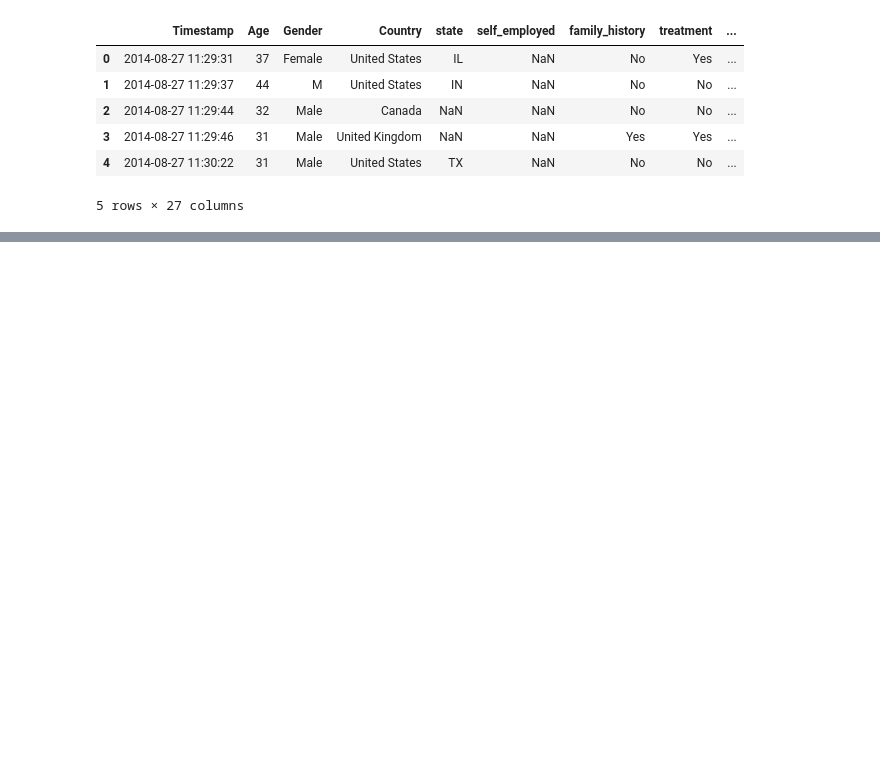
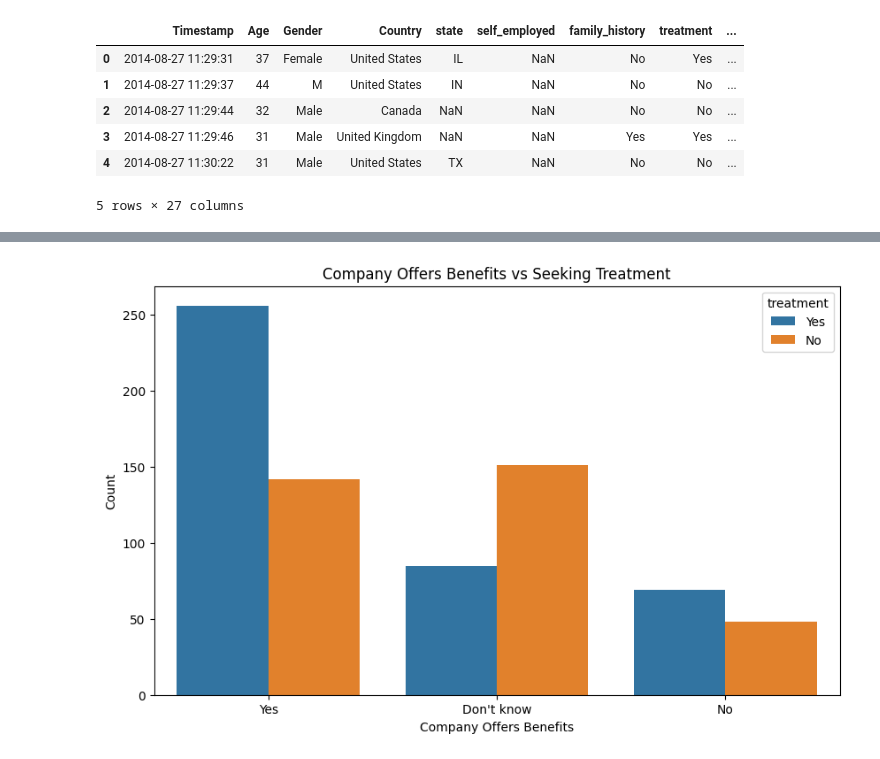
Before and after one commit to rollernathan/Mental_Health_Team_2, a Jupyter notebook: nroller/Mental_Health_Data.ipynb, the cells around one changed output, grey strips where cells are left out. Cells and saved outputs as stored; diff of their text form; code cells hidden in the pictures; blank space fills up the shorter version.

Commit message:
added plots

```diff
--- a/nroller/Mental_Health_Data.ipynb
+++ b/nroller/Mental_Health_Data.ipynb
@@ -15,0 +29,4 @@ mental_health_df.head()
+# %%
+# Create a dataframe with just the United States
+mhUS_df = mental_health_df[mental_health_df['Country'] == "United States"]
+mhUS_df.head()
@@ -15,0 +69,10 @@ mental_health_df.head()
+# %%
+# Bar Chart: Company Offers Benefits vs Seeking Treatment
+plt.figure(figsize=(10, 6))
+sns.countplot(data=mhUS_df, x='benefits', hue='treatment')
+plt.title('Company Offers Benefits vs Seeking Treatment')
+plt.xlabel('Company Offers Benefits')
+plt.ylabel('Count')
+plt.show()
+# %% [output]
+[figure, added]
```
Also changed, not shown: parts of 12 cells of this notebook.
